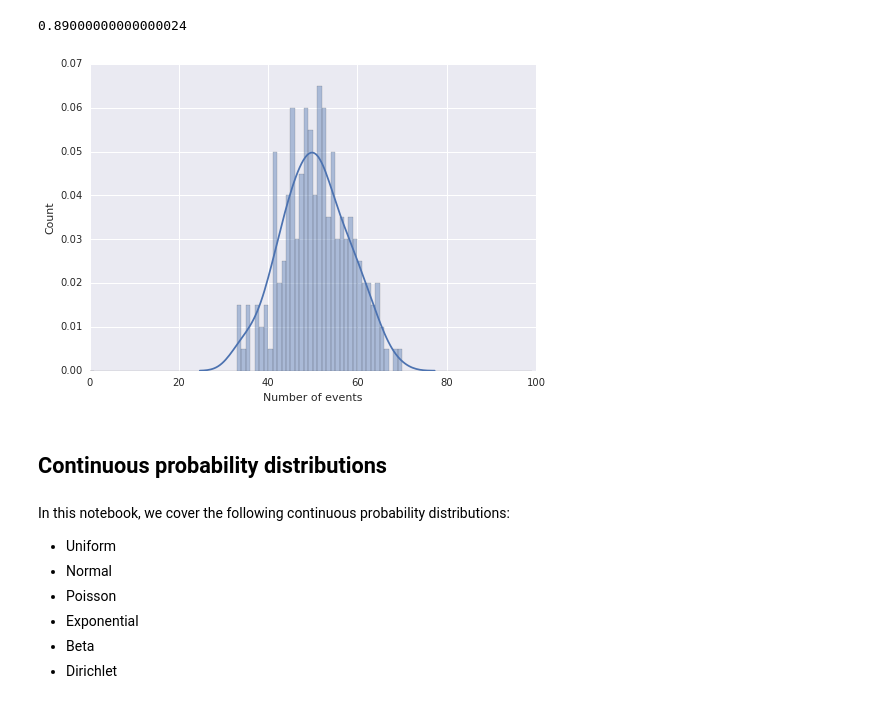
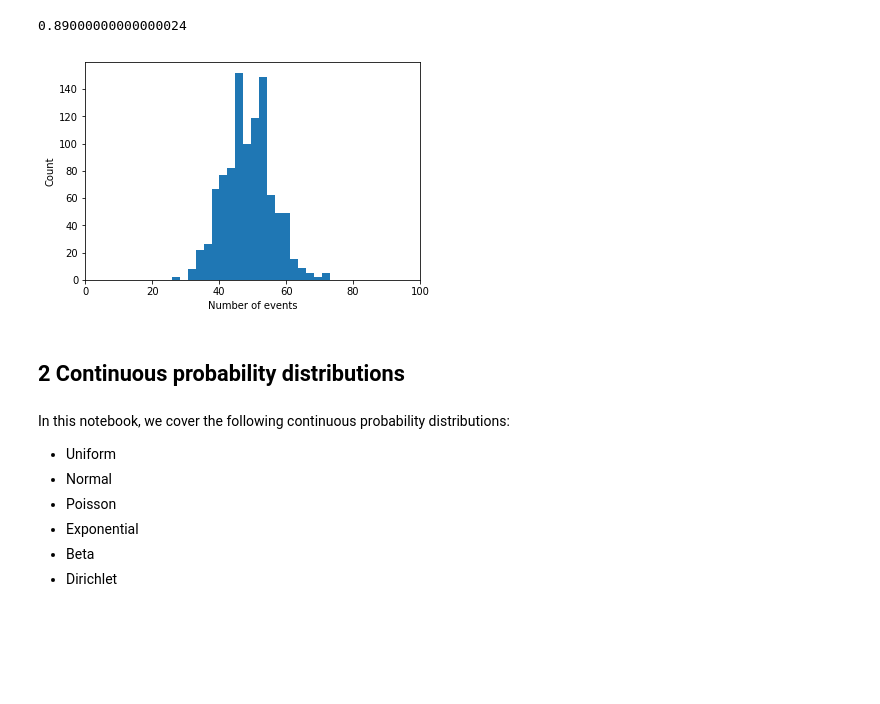
Before and after one commit to calpolydatascience/data301, a Jupyter notebook: Content/Model/03-CommonDistributions.ipynb, the cells around one changed output. Cells and saved outputs as stored; diff of their text form; code cells hidden in the pictures; blank space fills up the shorter version.

```diff
--- a/Content/Model/03-CommonDistributions.ipynb
+++ b/Content/Model/03-CommonDistributions.ipynb
@@ -157,4 +201,4 @@ np.random.poisson(λ)
 # %%
-X = np.random.poisson(λ, 20)
-X
+x = np.random.poisson(λ, 20)
+x
 # %% [output]
@@ -170,18 +214,18 @@ X.var()
 # %% [output]
 0.89000000000000024
 # %%
-def plot_poisson(λ):
-    X = np.random.poisson(λ, size=200)
-    sns.distplot(X, bins=range(100))
+def plot_poisson(λ, samples):
+    x = np.random.poisson(λ, size=samples)
+    plt.hist(x, bins=20)
     plt.xlabel("Number of events")
     plt.ylabel("Count")
     plt.xlim(0.0, 100.0)
 # %%
-interact(plot_poisson, λ=(0, 100), __manual=True);
+interact(plot_poisson, λ=(0, 100), samples=(100,1000,100));
 # %% [output]
-[figure, old version]
+[figure, new version]
 # %% [markdown]
-## Continuous probability distributions
+## 2 Continuous probability distributions
 # %% [markdown]
 In this notebook, we cover the following continuous probability distributions:
 
```
Also changed, not shown: parts of 110 cells of this notebook, 4 other files.
